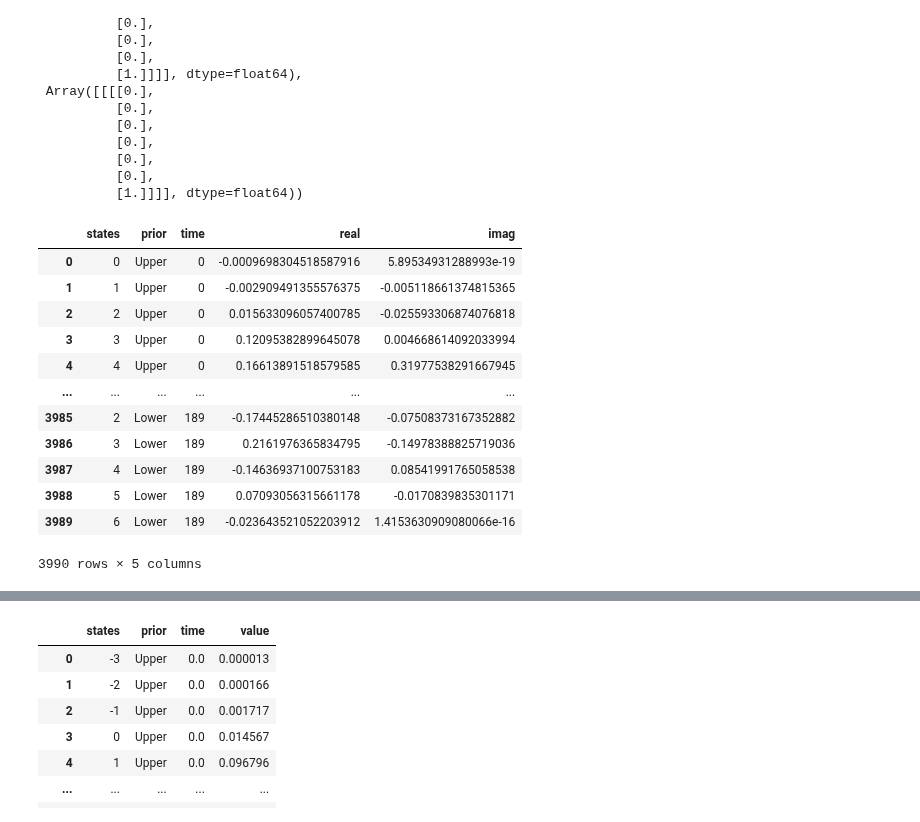
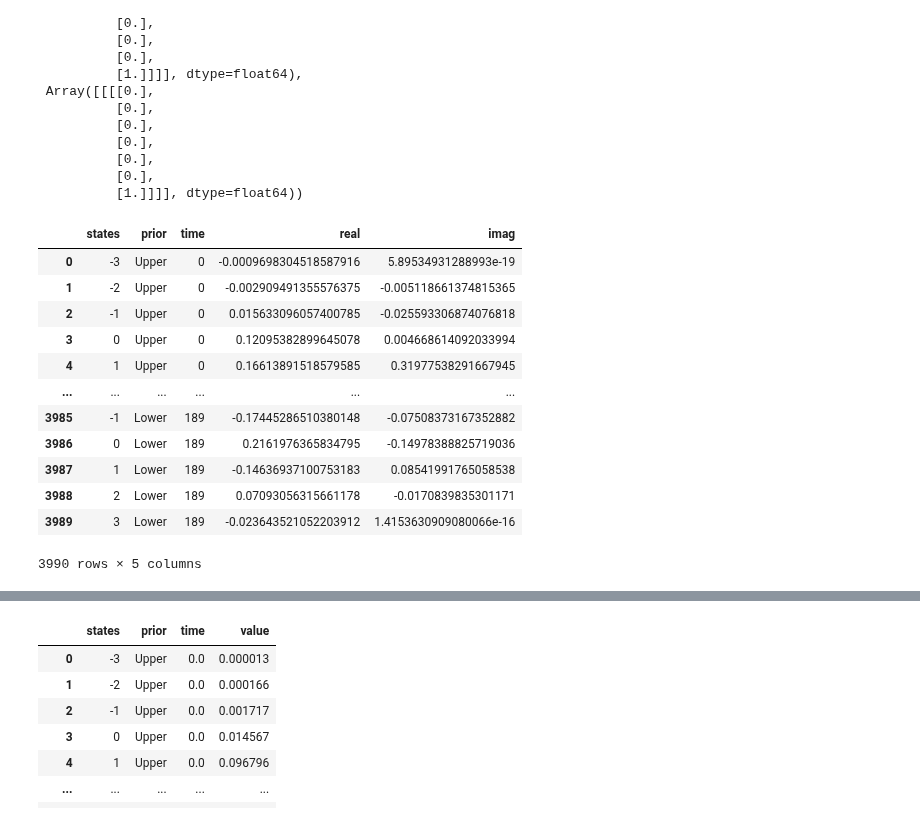
Before and after one commit to rkmalaiya/stochastic_cognitive_dynamics, a Jupyter notebook: poc/Diffusion_vs_Quantum.ipynb, the cells around one changed output, grey strips where cells are left out. Drawn from its saved outputs; the diff is of its cells as text; code cells hidden in the pictures.

```diff
--- a/poc/Diffusion_vs_Quantum.ipynb
+++ b/poc/Diffusion_vs_Quantum.ipynb
@@ -75,22 +75,22 @@ for prior_type in ["Upper", "Uniform", "Lower"]:
 # %%
 df_quantum_3d = df_quantum_r.melt(id_vars = "prior", ignore_index=False, var_name="time", value_name="real").reset_index(names="states").merge(
 df_quantum_c.melt(id_vars = "prior", ignore_index=False, var_name="time", value_name="imag").reset_index(names="states"),
 on=["states", "time", "prior"]
-)
+).assign(states = lambda df: df.states - n_states//2 )
 df_quantum_3d
 # %% [output]
 |  | states | prior | time | real | imag |
-| 0 | 0 | Upper | 0 | -0.0009698304518587916 | 5.89534931288993e-19 |
-| 1 | 1 | Upper | 0 | -0.002909491355576375 | -0.005118661374815365 |
-| 2 | 2 | Upper | 0 | 0.015633096057400785 | -0.025593306874076818 |
-| 3 | 3 | Upper | 0 | 0.12095382899645078 | 0.004668614092033994 |
-| 4 | 4 | Upper | 0 | 0.16613891518579585 | 0.31977538291667945 |
+| 0 | -3 | Upper | 0 | -0.0009698304518587916 | 5.89534931288993e-19 |
+| 1 | -2 | Upper | 0 | -0.002909491355576375 | -0.005118661374815365 |
+| 2 | -1 | Upper | 0 | 0.015633096057400785 | -0.025593306874076818 |
+| 3 | 0 | Upper | 0 | 0.12095382899645078 | 0.004668614092033994 |
+| 4 | 1 | Upper | 0 | 0.16613891518579585 | 0.31977538291667945 |
 | ... | ... | ... | ... | ... | ... |
-| 3985 | 2 | Lower | 189 | -0.17445286510380148 | -0.07508373167352882 |
-| 3986 | 3 | Lower | 189 | 0.2161976365834795 | -0.14978388825719036 |
-| 3987 | 4 | Lower | 189 | -0.14636937100753183 | 0.08541991765058538 |
-| 3988 | 5 | Lower | 189 | 0.07093056315661178 | -0.0170839835301171 |
-| 3989 | 6 | Lower | 189 | -0.023643521052203912 | 1.4153630909080066e-16 |
+| 3985 | -1 | Lower | 189 | -0.17445286510380148 | -0.07508373167352882 |
+| 3986 | 0 | Lower | 189 | 0.2161976365834795 | -0.14978388825719036 |
+| 3987 | 1 | Lower | 189 | -0.14636937100753183 | 0.08541991765058538 |
+| 3988 | 2 | Lower | 189 | 0.07093056315661178 | -0.0170839835301171 |
+| 3989 | 3 | Lower | 189 | -0.023643521052203912 | 1.4153630909080066e-16 |
 3990 rows × 5 columns
 # %%
 import plotly.io as pio
```
Also changed, not shown: parts of 9 cells of this notebook.
